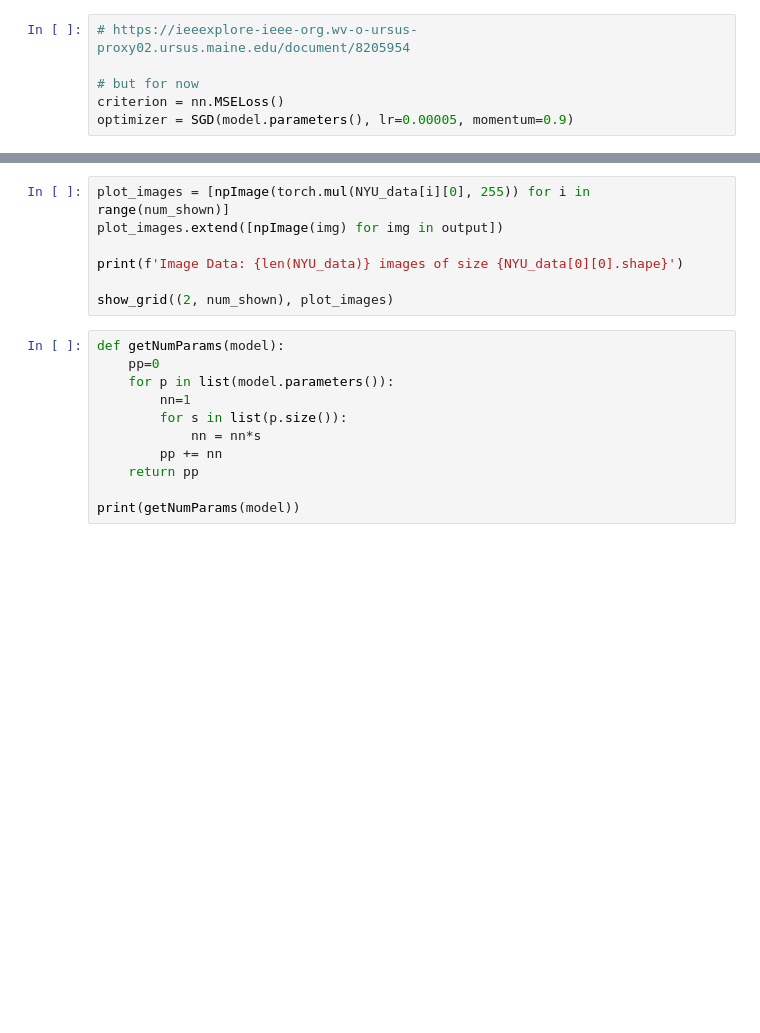
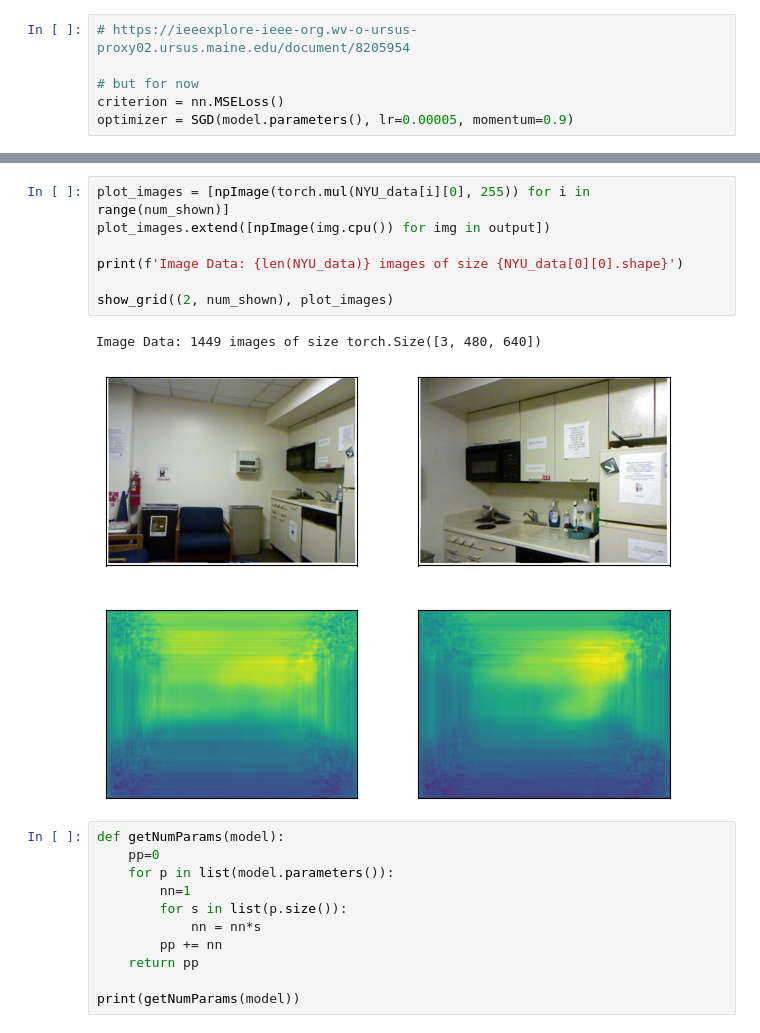
Before and after one commit to BoppleOpple/MonocularDepthPredictor, a Jupyter notebook: depthPredictor.ipynb, the cells around one changed output, grey strips where cells are left out. Drawn from its saved outputs; the diff is of its cells as text; blank space fills up the shorter version.

```diff
--- a/depthPredictor.ipynb
+++ b/depthPredictor.ipynb
@@ -326,10 +358,13 @@ print(output.detach().numpy()[0])
 # %%
 plot_images = [npImage(torch.mul(NYU_data[i][0], 255)) for i in range(num_shown)]
-plot_images.extend([npImage(img) for img in output])
+plot_images.extend([npImage(img.cpu()) for img in output])
 
 print(f'Image Data: {len(NYU_data)} images of size {NYU_data[0][0].shape}')
 
 show_grid((2, num_shown), plot_images)
+# %% [output]
+Image Data: 1449 images of size torch.Size([3, 480, 640])
+[figure, added]
 # %%
 def getNumParams(model):
 	pp=0
```
Also changed, not shown: parts of 10 cells of this notebook.
